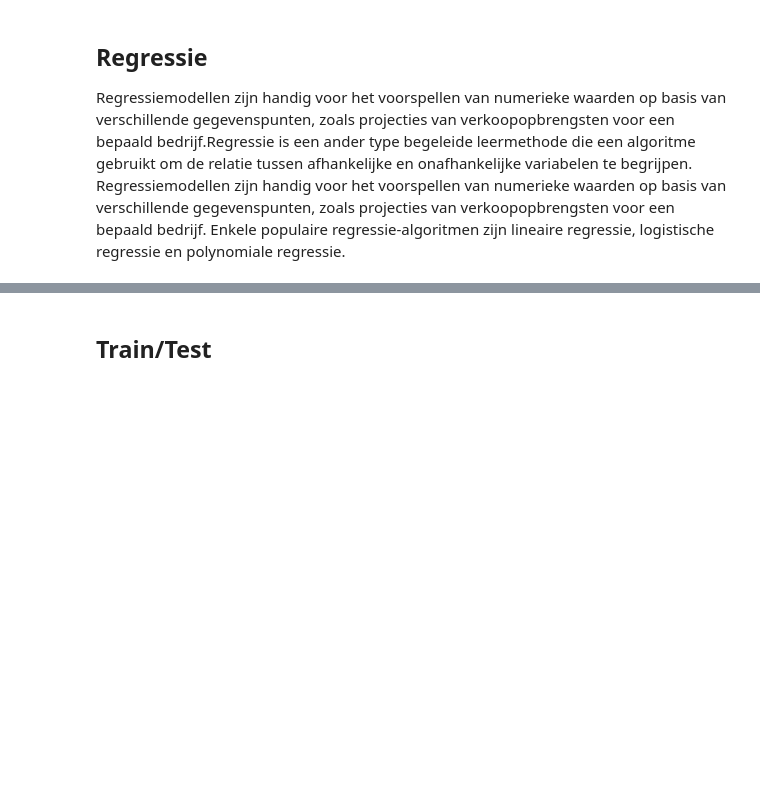
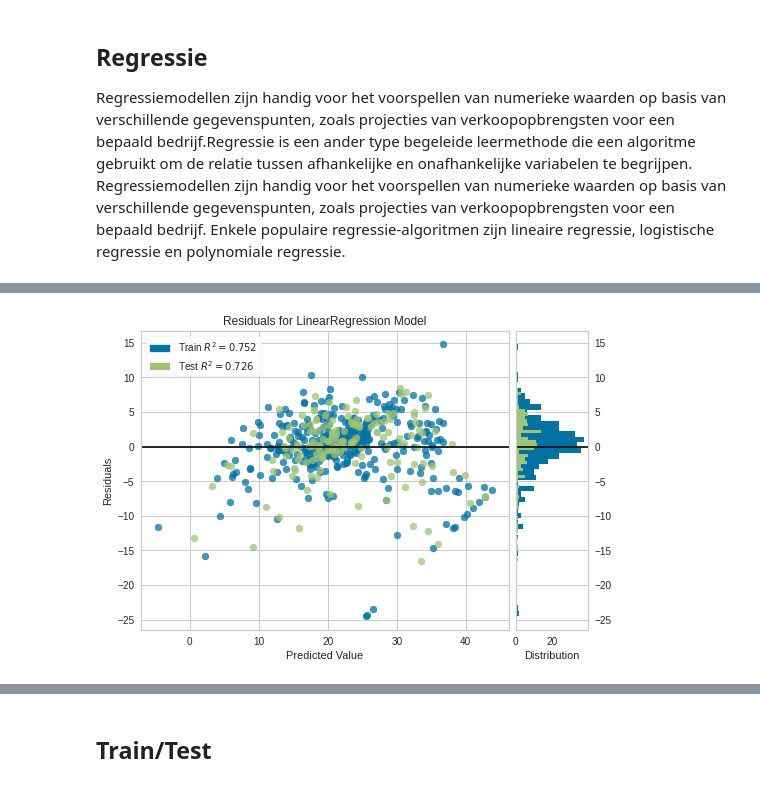
Before and after one commit to vectrconsulting/mlcourse, a Jupyter notebook: modeltrain.ipynb, the cells around one changed output, grey strips where cells are left out. Drawn from its saved outputs; the diff is of its cells as text; code cells hidden in the pictures; blank space fills up the shorter version.

```diff
--- a/modeltrain.ipynb
+++ b/modeltrain.ipynb
@@ -115,0 +234,2 @@ Regressiemodellen zijn handig voor het voorspellen van numerieke waarden op basi
+# %%
+lr = create_model('lr')
@@ -116,3 +250,7 @@ Regressiemodellen zijn handig voor het voorspellen van numerieke waarden op basi
+# %%
+plot_model(lr)
+# %% [output]
+[figure, added]
 # %% [markdown]
 ## Models
 
```
Also changed, not shown: parts of 11 cells of this notebook, 12 other files.
